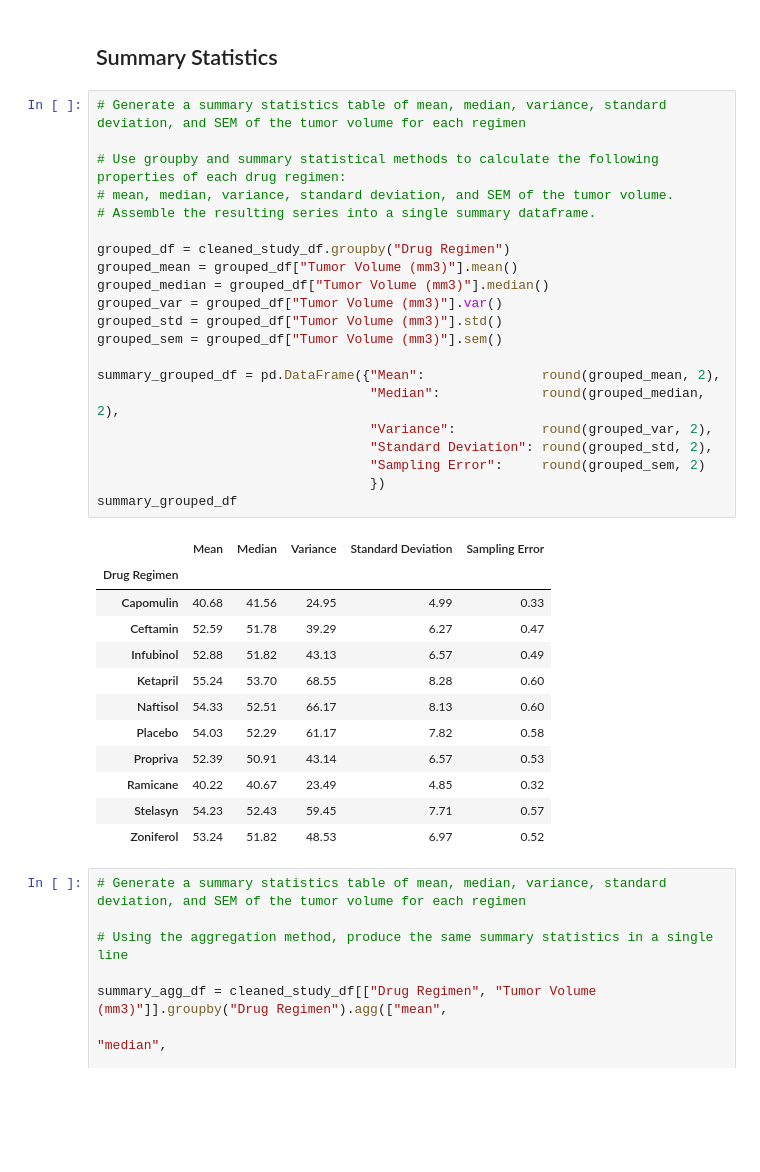
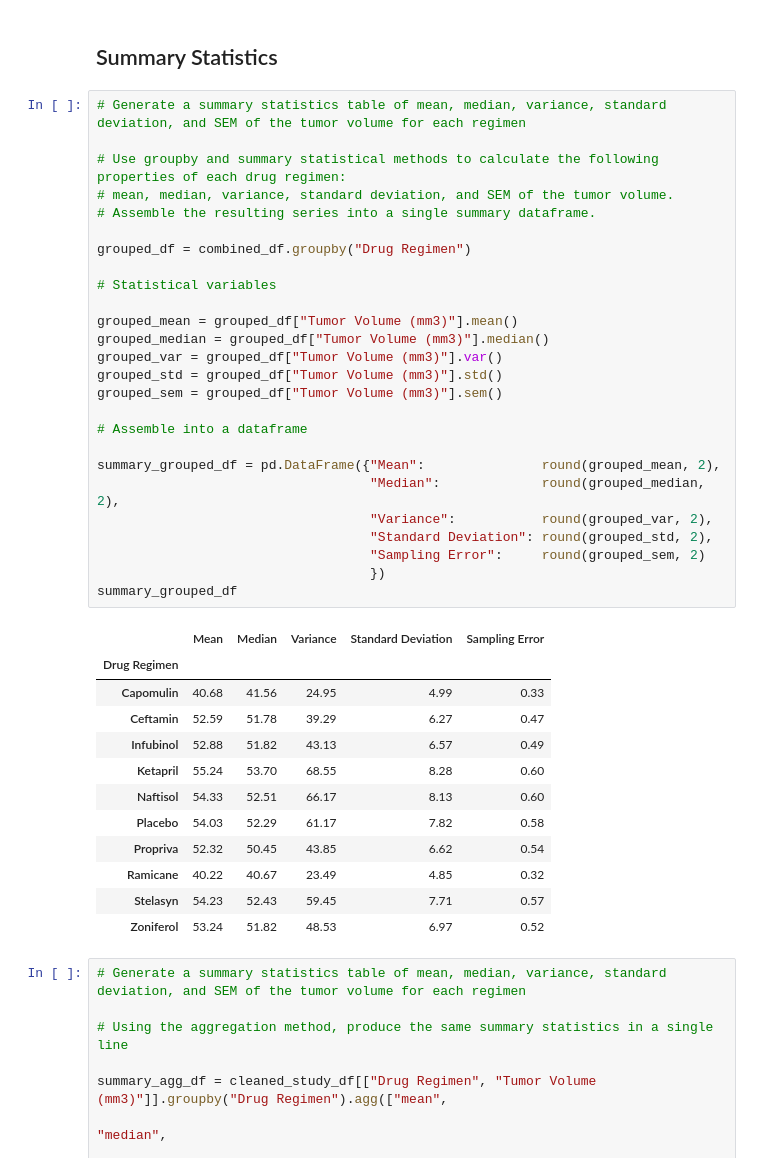
Before and after one commit to luchovzla/matplotlib-challenge, a Jupyter notebook: Pymaceuticals/pymaceuticals_starter.ipynb, the cells around one changed output. Cells and saved outputs as stored; diff of their text form; blank space fills up the shorter version.

```diff
--- a/Pymaceuticals/pymaceuticals_starter.ipynb
+++ b/Pymaceuticals/pymaceuticals_starter.ipynb
@@ -119,34 +102,39 @@ combined_df["Mouse ID"].nunique()
 # %%
 # Generate a summary statistics table of mean, median, variance, standard deviation, and SEM of the tumor volume for each regimen
 
 # Use groupby and summary statistical methods to calculate the following properties of each drug regimen:
 # mean, median, variance, standard deviation, and SEM of the tumor volume.
 # Assemble the resulting series into a single summary dataframe.
 
-grouped_df = cleaned_study_df.groupby("Drug Regimen")
+grouped_df = combined_df.groupby("Drug Regimen")
+
+# Statistical variables
+
 grouped_mean = grouped_df["Tumor Volume (mm3)"].mean()
 grouped_median = grouped_df["Tumor Volume (mm3)"].median()
 grouped_var = grouped_df["Tumor Volume (mm3)"].var()
 grouped_std = grouped_df["Tumor Volume (mm3)"].std()
 grouped_sem = grouped_df["Tumor Volume (mm3)"].sem()
+
+# Assemble into a dataframe
 
 summary_grouped_df = pd.DataFrame({"Mean":               round(grouped_mean, 2),
                                    "Median":             round(grouped_median, 2),
                                    "Variance":           round(grouped_var, 2),
                                    "Standard Deviation": round(grouped_std, 2),
                                    "Sampling Error":     round(grouped_sem, 2)
                                    })
 summary_grouped_df
 # %% [output]
 |  | Mean | Median | Variance | Standard Deviation | Sampling Error |
 | Drug Regimen |  |  |  |  |  |
 | Capomulin | 40.68 | 41.56 | 24.95 | 4.99 | 0.33 |
 | Ceftamin | 52.59 | 51.78 | 39.29 | 6.27 | 0.47 |
 | Infubinol | 52.88 | 51.82 | 43.13 | 6.57 | 0.49 |
 | Ketapril | 55.24 | 53.70 | 68.55 | 8.28 | 0.60 |
 | Naftisol | 54.33 | 52.51 | 66.17 | 8.13 | 0.60 |
 | Placebo | 54.03 | 52.29 | 61.17 | 7.82 | 0.58 |
-| Propriva | 52.39 | 50.91 | 43.14 | 6.57 | 0.53 |
+| Propriva | 52.32 | 50.45 | 43.85 | 6.62 | 0.54 |
 | Ramicane | 40.22 | 40.67 | 23.49 | 4.85 | 0.32 |
 | Stelasyn | 54.23 | 52.43 | 59.45 | 7.71 | 0.57 |
 | Zoniferol | 53.24 | 51.82 | 48.53 | 6.97 | 0.52 |
```
Also changed, not shown: parts of 5 cells of this notebook.
